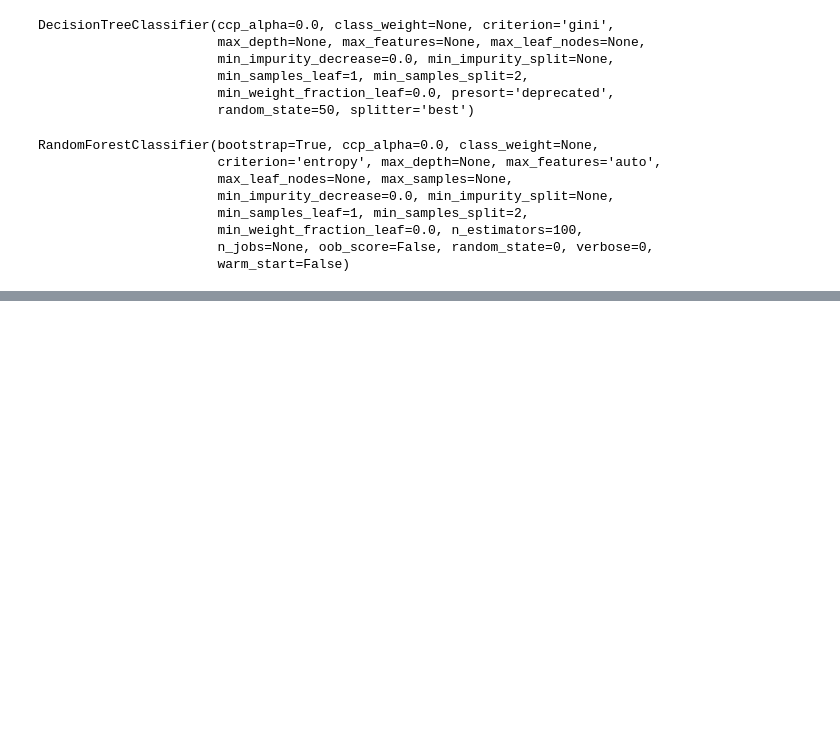
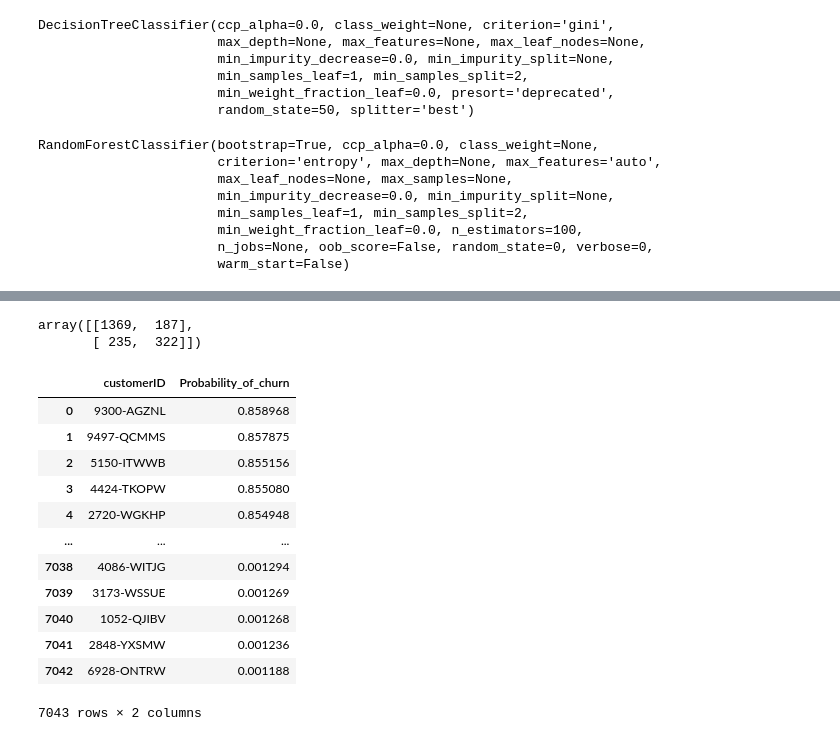
Before and after one commit to blondeincode/Telco_customer_churn_modelling, a Jupyter notebook: Telco_Customer_Churn_Modelling.ipynb, the cells around one changed output, grey strips where cells are left out. Cells and saved outputs as stored; diff of their text form; code cells hidden in the pictures; blank space fills up the shorter version.

```diff
--- a/Telco_Customer_Churn_Modelling.ipynb
+++ b/Telco_Customer_Churn_Modelling.ipynb
@@ -300,0 +318,30 @@ rf_accuracy = round(metrics.accuracy_score(y_test, rf_pred) * 100, 2)
+# %%
+#Generate confusion matrix for the logistic regression model as it has maximum accuracy
+confusion_matrix_logistic_model = confusion_matrix(y_test, logistic_pred)
+confusion_matrix_logistic_model
+# %% [output]
+array([[1369,  187],
+       [ 235,  322]])
+# %%
+#Predict the chances of churn for each customer
+df['Probability_of_churn'] = logistic_model.predict_proba(df[X_test.columns])[:,1]
+# %%
+#Create a data frame showing chances of churn for each customer
+probability_of_churn = df[['customerID','Probability_of_churn']]
+probability_of_churn = probability_of_churn.sort_values(by = 'Probability_of_churn', ascending = False)
+probability_of_churn.reset_index(drop=True, inplace=True)
+probability_of_churn
+# %% [output]
+|  | customerID | Probability_of_churn |
+| 0 | 9300-AGZNL | 0.858968 |
+| 1 | 9497-QCMMS | 0.857875 |
+| 2 | 5150-ITWWB | 0.855156 |
+| 3 | 4424-TKOPW | 0.855080 |
+| 4 | 2720-WGKHP | 0.854948 |
+| ... | ... | ... |
+| 7038 | 4086-WITJG | 0.001294 |
+| 7039 | 3173-WSSUE | 0.001269 |
+| 7040 | 1052-QJIBV | 0.001268 |
+| 7041 | 2848-YXSMW | 0.001236 |
+| 7042 | 6928-ONTRW | 0.001188 |
+7043 rows × 2 columns
```
Also changed, not shown: parts of 3 cells of this notebook.
